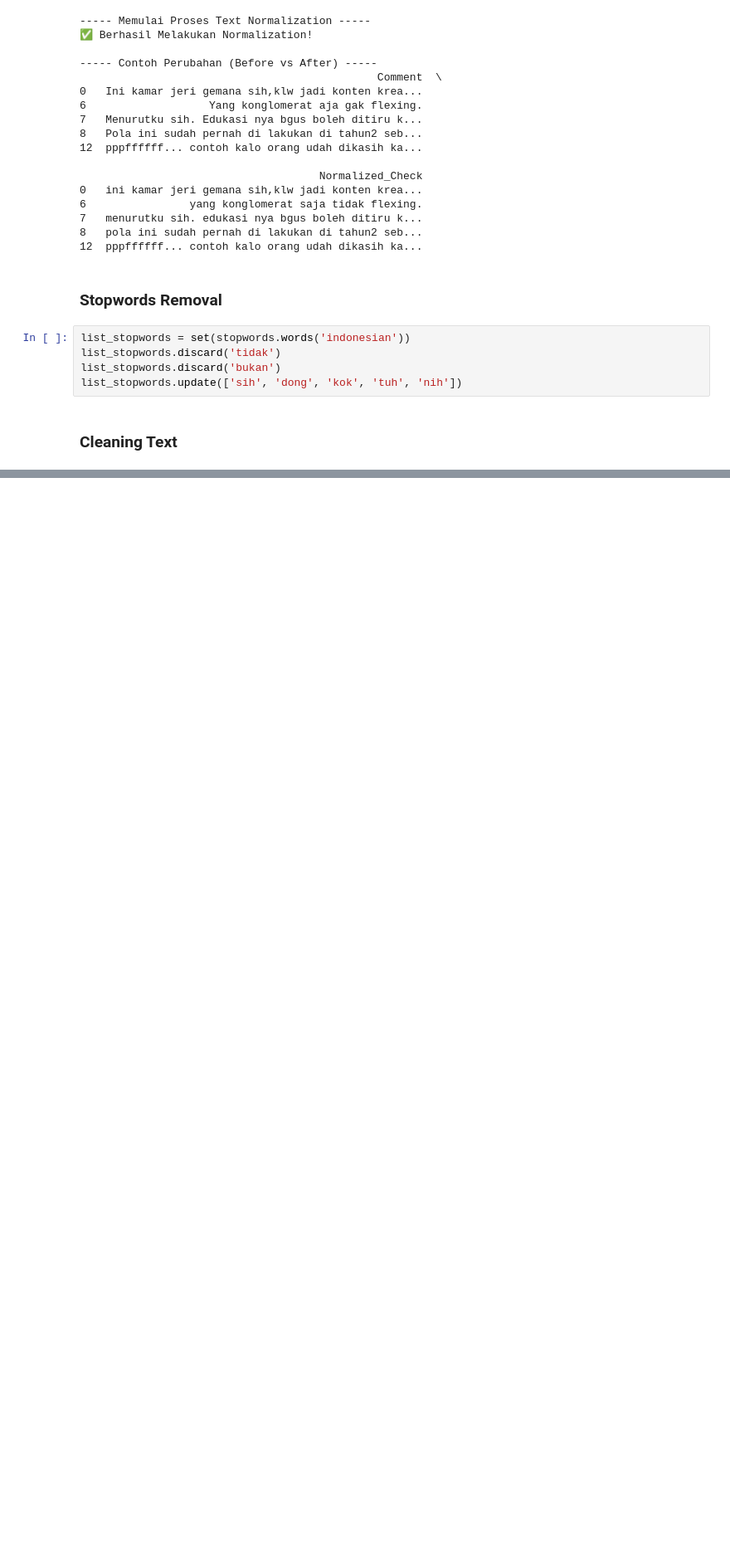
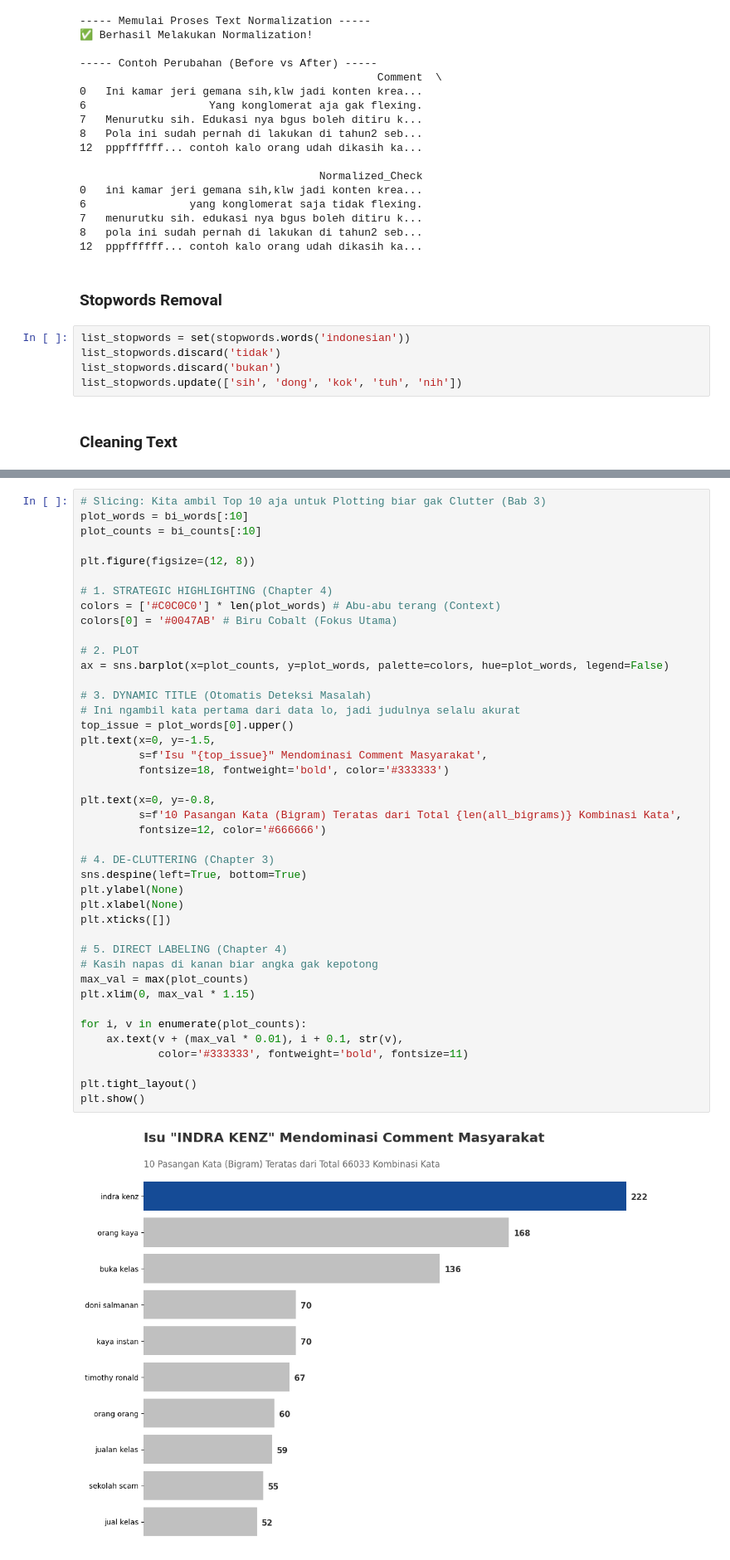
Before and after one commit to ghatpreneur/Data-Analytics-Project, a Jupyter notebook: Tmothy Sentiment Ana;ysis/Sentiment.ipynb, the cells around one changed output, grey strips where cells are left out. Shown at 83% size. Saved outputs shown, nothing was run; the diff lists cells and outputs as text; blank space fills up the shorter version.

```diff
--- a/Tmothy Sentiment Ana;ysis/Sentiment.ipynb
+++ b/Tmothy Sentiment Ana;ysis/Sentiment.ipynb
@@ -381,0 +574,44 @@ Contoh Hasil:
+# %%
+# Slicing: Kita ambil Top 10 aja untuk Plotting biar gak Clutter (Bab 3)
+plot_words = bi_words[:10]
+plot_counts = bi_counts[:10]
+
+plt.figure(figsize=(12, 8))
+
+# 1. STRATEGIC HIGHLIGHTING (Chapter 4)
+colors = ['#C0C0C0'] * len(plot_words) # Abu-abu terang (Context)
+colors[0] = '#0047AB' # Biru Cobalt (Fokus Utama)
+
+# 2. PLOT
+ax = sns.barplot(x=plot_counts, y=plot_words, palette=colors, hue=plot_words, legend=False)
+
+# 3. DYNAMIC TITLE (Otomatis Deteksi Masalah)
+# Ini ngambil kata pertama dari data lo, jadi judulnya selalu akurat
+top_issue = plot_words[0].upper()
+plt.text(x=0, y=-1.5,
+         s=f'Isu "{top_issue}" Mendominasi Comment Masyarakat',
+         fontsize=18, fontweight='bold', color='#333333')
+
+plt.text(x=0, y=-0.8,
+         s=f'10 Pasangan Kata (Bigram) Teratas dari Total {len(all_bigrams)} Kombinasi Kata',
+         fontsize=12, color='#666666')
+
+# 4. DE-CLUTTERING (Chapter 3)
+sns.despine(left=True, bottom=True)
+plt.ylabel(None)
+plt.xlabel(None)
+plt.xticks([])
+
+# 5. DIRECT LABELING (Chapter 4)
+# Kasih napas di kanan biar angka gak kepotong
+max_val = max(plot_counts)
+plt.xlim(0, max_val * 1.15)
+
+for i, v in enumerate(plot_counts):
+    ax.text(v + (max_val * 0.01), i + 0.1, str(v),
+            color='#333333', fontweight='bold', fontsize=11)
+
+plt.tight_layout()
+plt.show()
+# %% [output]
+[figure, added]
```
Also changed, not shown: parts of 39 cells of this notebook.
